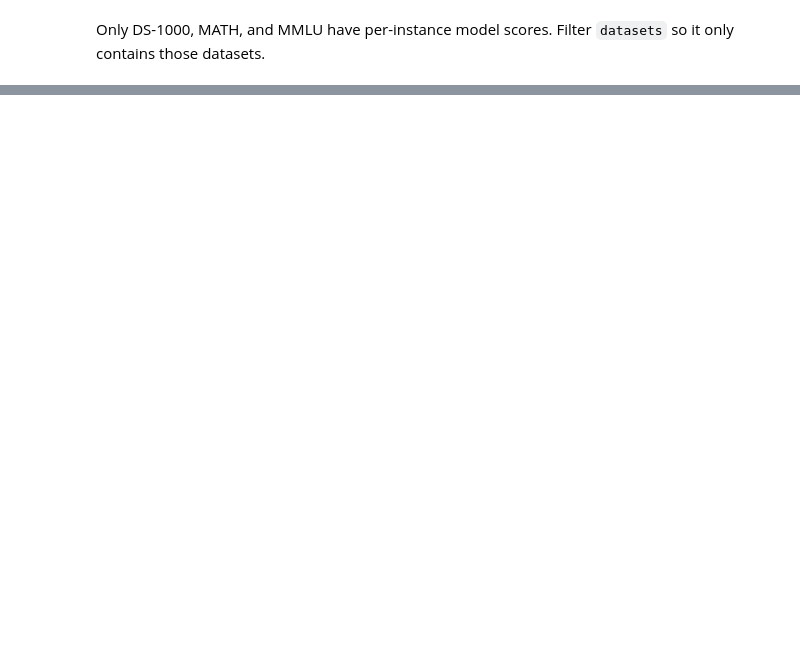
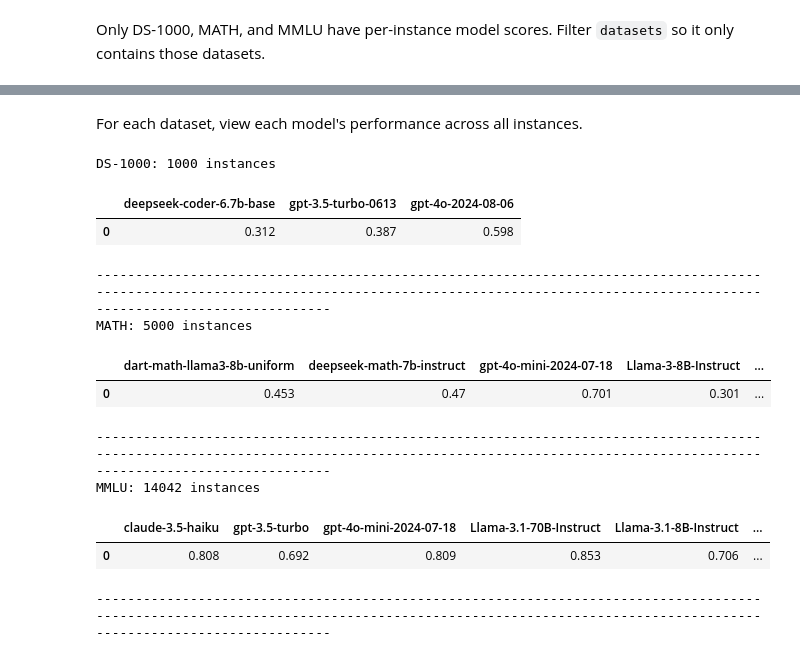
Before and after one commit to mpg05883/EvalTree, a Jupyter notebook: notebooks/eda.ipynb, the cells around one changed output, grey strips where cells are left out. Drawn from its saved outputs; the diff is of its cells as text; code cells hidden in the pictures; blank space fills up the shorter version.

Commit message:
Added manual comparison notes for benchmark-level model scores

```diff
--- a/notebooks/eda.ipynb
+++ b/notebooks/eda.ipynb
@@ -223,6 +225,8 @@ View each dataset's evaluation results.
 # %%
 for dataset in datasets:
     model_scores_df = load_model_scores(dataset)
-    print(f"{dataset}: {len(model_scores_df)} instances")
+    num_instances, num_models = model_scores_df.shape
+    print(f"{dataset}: {num_instances} instances, {num_models} models")
     display(model_scores_df.head())
+    print("-" * 200)
 # %% [output]
@@ -249,0 +257,21 @@ MMLU: 14042 instances
+# %% [markdown]
+For each dataset, view each model's performance across all instances.
+# %%
+for dataset in datasets:
+    model_scores_df = load_model_scores(dataset)
+    print(f"{dataset}: {len(model_scores_df)} instances")
+    display(model_scores_df.mean().to_frame().T.head().round(3))
+    print("-" * 200)
+# %% [output]
+DS-1000: 1000 instances
+|  | deepseek-coder-6.7b-base | gpt-3.5-turbo-0613 | gpt-4o-2024-08-06 |
+| 0 | 0.312 | 0.387 | 0.598 |
+--------------------------------------------------------------------------------------------------------------------------------------------------------------------------------------------------------
+MATH: 5000 instances
+|  | dart-math-llama3-8b-uniform | deepseek-math-7b-instruct | gpt-4o-mini-2024-07-18 | Llama-3-8B-Instruct | ... |
+| 0 | 0.453 | 0.47 | 0.701 | 0.301 | ... |
+--------------------------------------------------------------------------------------------------------------------------------------------------------------------------------------------------------
+MMLU: 14042 instances
+|  | claude-3.5-haiku | gpt-3.5-turbo | gpt-4o-mini-2024-07-18 | Llama-3.1-70B-Instruct | Llama-3.1-8B-Instruct | ... |
+| 0 | 0.808 | 0.692 | 0.809 | 0.853 | 0.706 | ... |
+--------------------------------------------------------------------------------------------------------------------------------------------------------------------------------------------------------
```
Also changed, not shown: parts of 7 cells of this notebook.
